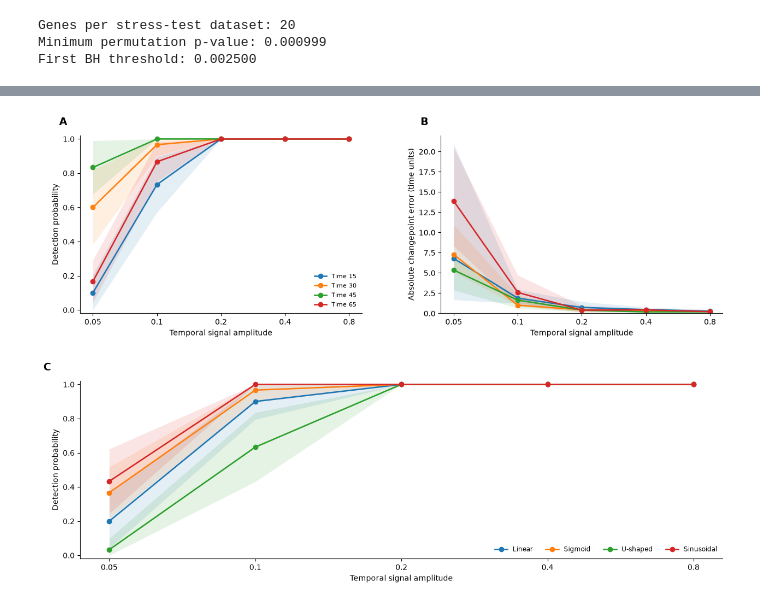
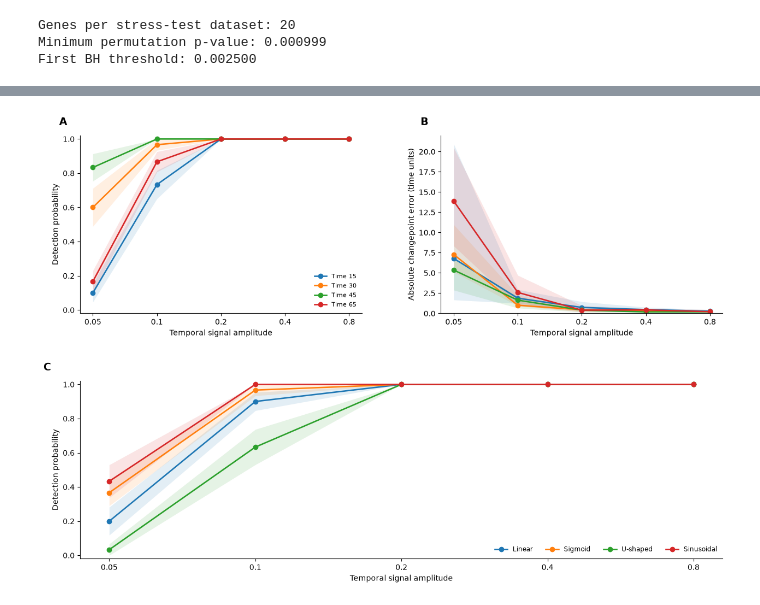
Before and after one commit to danielchen05/IsoVita-paper, a Jupyter notebook: SuppFigure_branch_stress_test.ipynb, the cells around one changed output, grey strips where cells are left out. Saved outputs shown, nothing was run; the diff lists cells and outputs as text; code cells hidden in the pictures.

```diff
--- a/SuppFigure_branch_stress_test.ipynb
+++ b/SuppFigure_branch_stress_test.ipynb
@@ -959,10 +959,10 @@ discrete_error_by_rep = (
 
 
 # ============================================================
-# Mean + 95% CI helper
+# Mean +- Standard Error
 # ============================================================
 
-def mean_ci(
+def mean_se_bounds(
     values,
 ):
     values = np.asarray(
@@ -980,8 +980,8 @@ def mean_ci(
 
         return pd.Series({
             "mean": np.nan,
-            "ci_low": np.nan,
-            "ci_high": np.nan,
+            "se_low": np.nan,
+            "se_high": np.nan,
         })
 
 
@@ -994,8 +994,8 @@ def mean_ci(
 
         return pd.Series({
             "mean": mean,
-            "ci_low": np.nan,
-            "ci_high": np.nan,
+            "se_low": np.nan,
+            "se_high": np.nan,
         })
 
 
@@ -1012,16 +1012,16 @@ def mean_ci(
         "mean":
             mean,
 
-        "ci_low":
+        "se_low":
             max(
                 0.0,
-                mean - 1.96 * se,
+                mean - se,
             ),
 
-        "ci_high":
+        "se_high":
             min(
                 1.0,
-                mean + 1.96 * se,
+                mean + se,
             ),
     })
 
@@ -1042,7 +1042,7 @@ power_summary = (
         "power"
     ]
     .apply(
-        mean_ci
+        mean_se_bounds
     )
     .unstack()
     .reset_index()
@@ -1245,10 +1245,10 @@ for change_age in (
             "signal_strength"
         ],
         curve[
-            "ci_low"
+            "se_low"
         ],
         curve[
-            "ci_high"
+            "se_high"
         ],
         alpha=0.12,
         color=line.get_color(),
@@ -1455,10 +1455,10 @@ for shape in (
             "signal_strength"
         ],
         curve[
-            "ci_low"
+            "se_low"
         ],
         curve[
-            "ci_high"
+            "se_high"
         ],
         alpha=0.12,
         color=line.get_color(),
@@ -1528,31 +1528,31 @@ for ax in (
 
 
 # ============================================================
 # Panel labels
 # ============================================================
 
 panel_labels = {
     ax_a: "A",
     ax_b: "B",
     ax_c: "C",
 }
 
 
 for ax, label in panel_labels.items():
 
     ax.text(
         -0.045,
         1.045,
         label,
         transform=ax.transAxes,
         ha="right",
         va="bottom",
         fontsize=14,
         fontweight="bold",
         clip_on=False,
     )
 
 
 plt.show()
 # %% [output]
-[figure, old version]
+[figure, new version]
```
Also changed, not shown: parts of 1 cell of this notebook, 8 other files.
